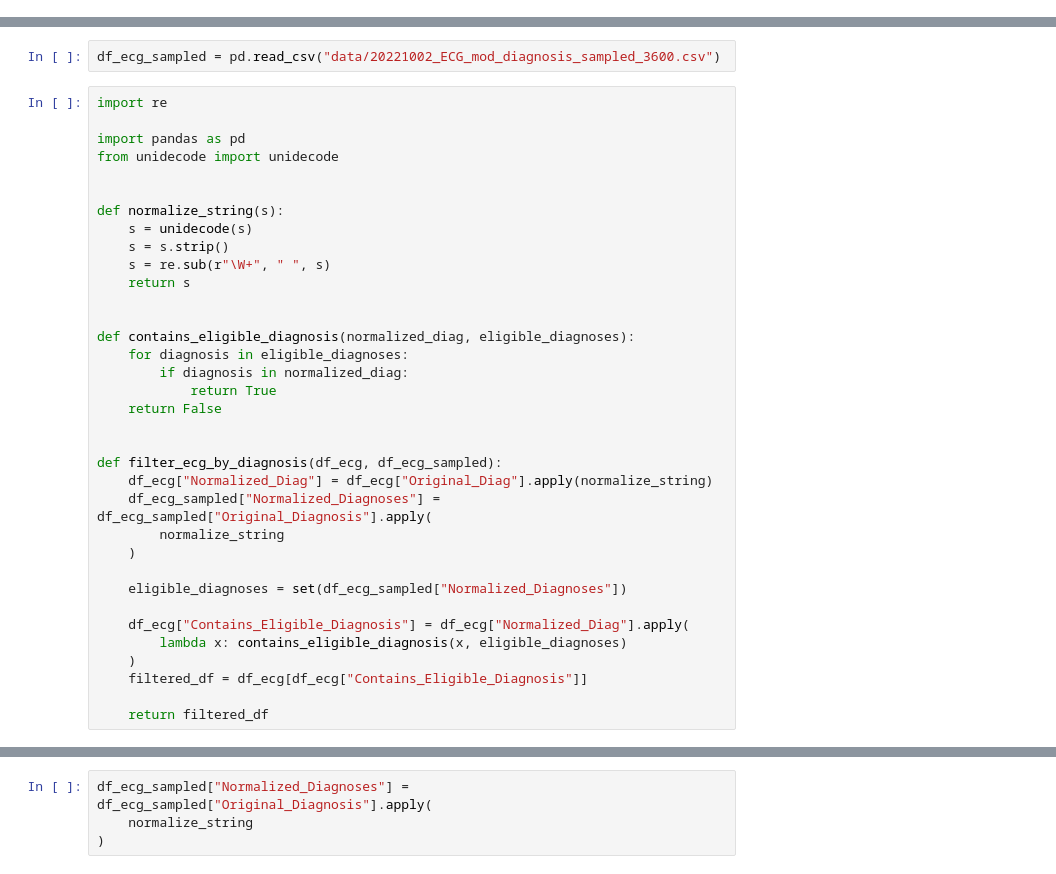
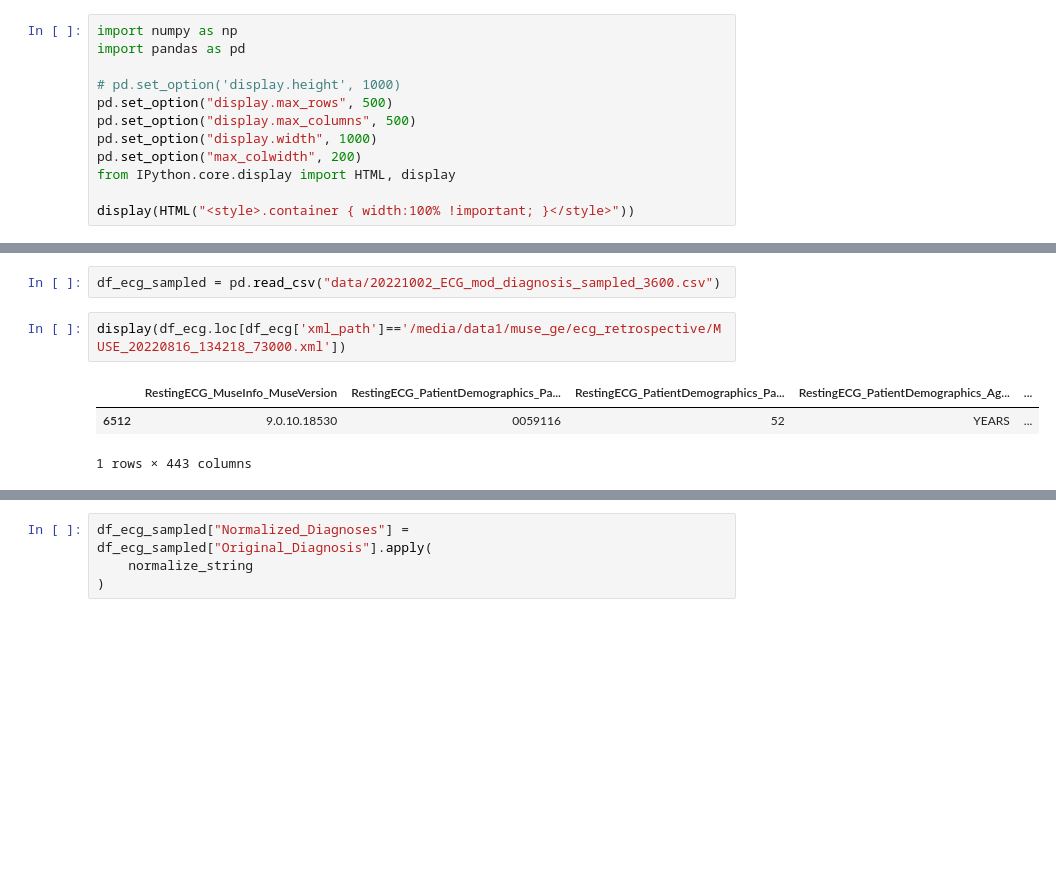
Before and after one commit to HeartWise-AI/DeepECG_Preprocess, a Jupyter notebook: DeepECG_GetFiles.ipynb, the cells around one changed output, grey strips where cells are left out. Cells and saved outputs as stored; diff of their text form; blank space fills up the shorter version.

```diff
--- a/DeepECG_GetFiles.ipynb
+++ b/DeepECG_GetFiles.ipynb
@@ -655,3 +722,15 @@ plt.plot(ecg_transposed[1])
 plt.show()
 # %% [markdown]
 ### Propagate diagnoses labels
+# %%
+import numpy as np
+import pandas as pd
+
+# pd.set_option('display.height', 1000)
+pd.set_option("display.max_rows", 500)
+pd.set_option("display.max_columns", 500)
+pd.set_option("display.width", 1000)
+pd.set_option("max_colwidth", 200)
+from IPython.core.display import HTML, display
+
+display(HTML("<style>.container { width:100% !important; }</style>"))
@@ -661,38 +775,9 @@ df_ecg = pd.read_parquet(
 )
 # %%
 df_ecg_sampled = pd.read_csv("data/20221002_ECG_mod_diagnosis_sampled_3600.csv")
-# %%
-import re
-
-import pandas as pd
-from unidecode import unidecode
-
-
-def normalize_string(s):
-    s = unidecode(s)
-    s = s.strip()
-    s = re.sub(r"\W+", " ", s)
-    return s
-
-
-def contains_eligible_diagnosis(normalized_diag, eligible_diagnoses):
-    for diagnosis in eligible_diagnoses:
-        if diagnosis in normalized_diag:
-            return True
-    return False
-
-
-def filter_ecg_by_diagnosis(df_ecg, df_ecg_sampled):
-    df_ecg["Normalized_Diag"] = df_ecg["Original_Diag"].apply(normalize_string)
-    df_ecg_sampled["Normalized_Diagnoses"] = df_ecg_sampled["Original_Diagnosis"].apply(
-        normalize_string
-    )
-
-    eligible_diagnoses = set(df_ecg_sampled["Normalized_Diagnoses"])
-
-    df_ecg["Contains_Eligible_Diagnosis"] = df_ecg["Normalized_Diag"].apply(
-        lambda x: contains_eligible_diagnosis(x, eligible_diagnoses)
-    )
-    filtered_df = df_ecg[df_ecg["Contains_Eligible_Diagnosis"]]
-
-    return filtered_df
+# %%
+display(df_ecg.loc[df_ecg['xml_path']=='/media/data1/muse_ge/ecg_retrospective/MUSE_20220816_134218_73000.xml'])
+# %% [output]
+|  | RestingECG_MuseInfo_MuseVersion | RestingECG_PatientDemographics_Pa... | RestingECG_PatientDemographics_Pa... | RestingECG_PatientDemographics_Ag... | ... |
+| 6512 | 9.0.10.18530 | 0059116 | 52 | YEARS | ... |
+1 rows × 443 columns
```
Also changed, not shown: parts of 15 cells of this notebook, 2 other files.
